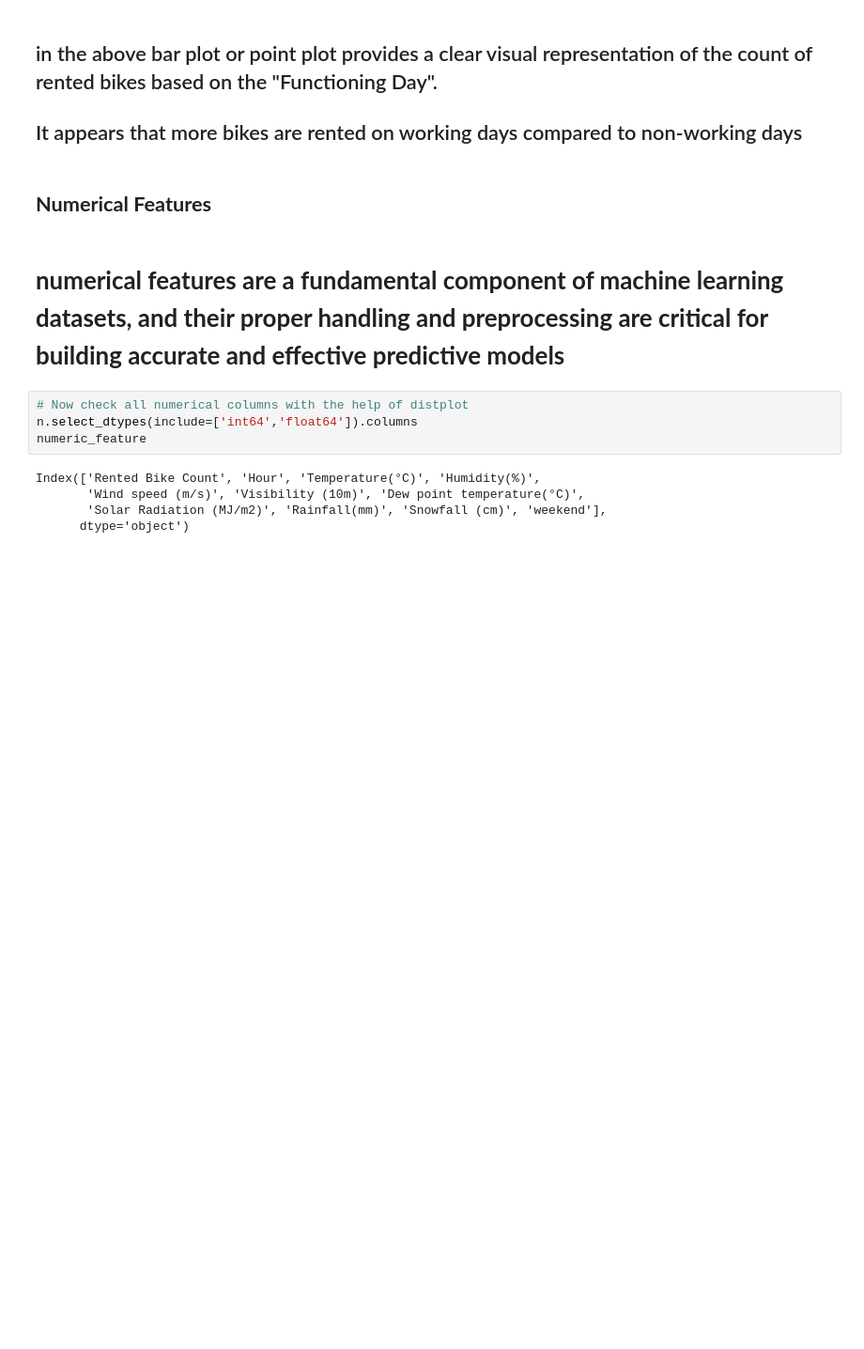
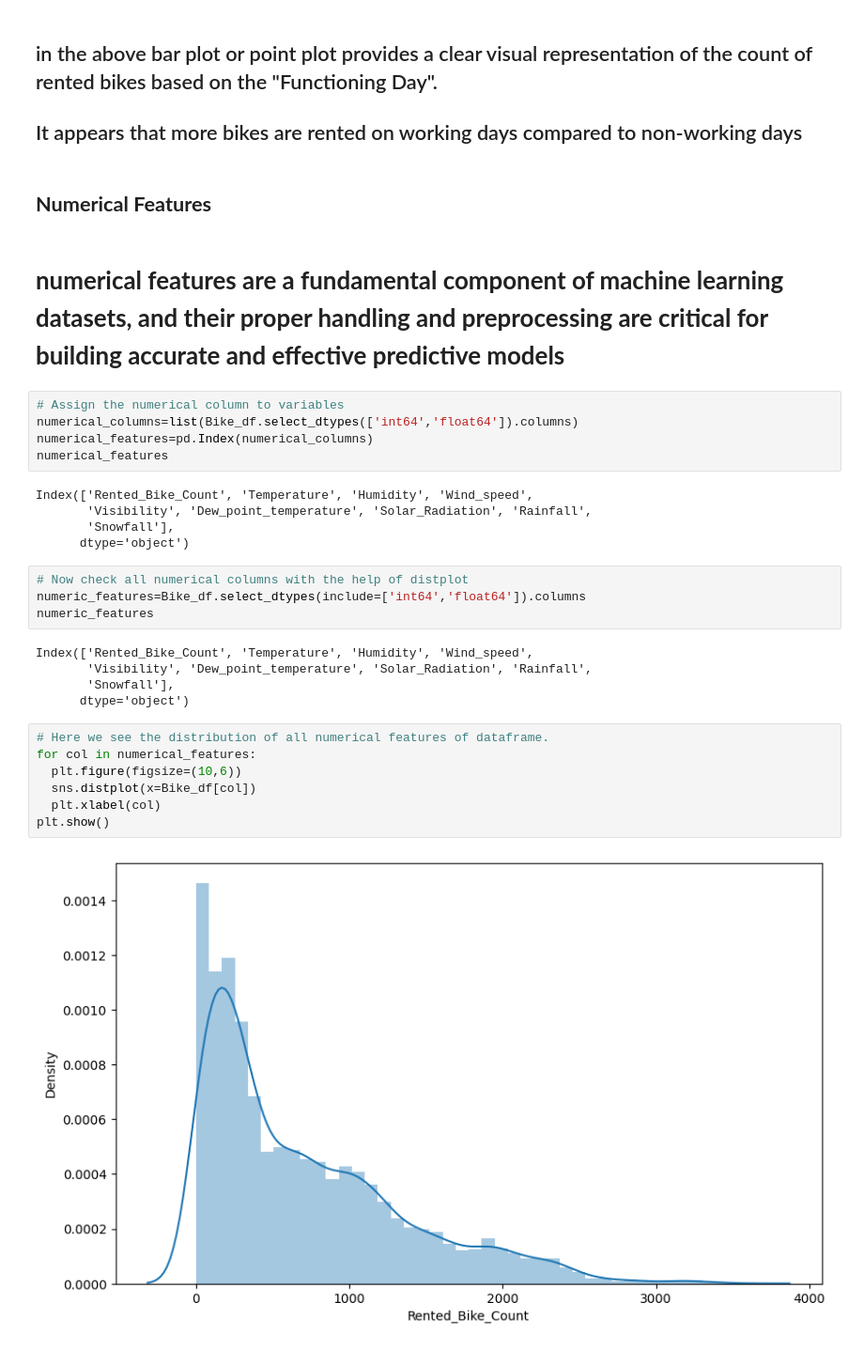
Before and after one commit to Kumarisimran626/S.K-Bike-Sharing-Demand-Prediction-Capstone-Project, a Jupyter notebook: S_K_Bike_Sharing_Demand_Prediction_Capstone_Project.ipynb, the cells around one changed output. Shown at 94% size. Cells and saved outputs as stored; diff of their text form; blank space fills up the shorter version.

```diff
--- a/S_K_Bike_Sharing_Demand_Prediction_Capstone_Project.ipynb
+++ b/S_K_Bike_Sharing_Demand_Prediction_Capstone_Project.ipynb
@@ -561,12 +561,31 @@ ax.set(title='Count of Rented bikes acording to Functioning Day ')
 ## <b>Numerical Features</b>
 # %% [markdown]
 # **numerical features are a fundamental component of machine learning datasets, and their proper handling and preprocessing are critical for building accurate and effective predictive models**
+# %%
+# Assign the numerical column to variables
+numerical_columns=list(Bike_df.select_dtypes(['int64','float64']).columns)
+numerical_features=pd.Index(numerical_columns)
+numerical_features
+# %% [output]
+Index(['Rented_Bike_Count', 'Temperature', 'Humidity', 'Wind_speed',
+       'Visibility', 'Dew_point_temperature', 'Solar_Radiation', 'Rainfall',
+       'Snowfall'],
+      dtype='object')
 # %%
 # Now check all numerical columns with the help of distplot
-n.select_dtypes(include=['int64','float64']).columns
-numeric_feature
+numeric_features=Bike_df.select_dtypes(include=['int64','float64']).columns
+numeric_features
 # %% [output]
-Index(['Rented Bike Count', 'Hour', 'Temperature(°C)', 'Humidity(%)',
-       'Wind speed (m/s)', 'Visibility (10m)', 'Dew point temperature(°C)',
-       'Solar Radiation (MJ/m2)', 'Rainfall(mm)', 'Snowfall (cm)', 'weekend'],
+Index(['Rented_Bike_Count', 'Temperature', 'Humidity', 'Wind_speed',
+       'Visibility', 'Dew_point_temperature', 'Solar_Radiation', 'Rainfall',
+       'Snowfall'],
       dtype='object')
+# %%
+# Here we see the distribution of all numerical features of dataframe.
+for col in numerical_features:
+  plt.figure(figsize=(10,6))
+  sns.distplot(x=Bike_df[col])
+  plt.xlabel(col)
+plt.show()
+# %% [output]
+[figure, added]
```
Also changed, not shown: parts of 2 cells of this notebook.
